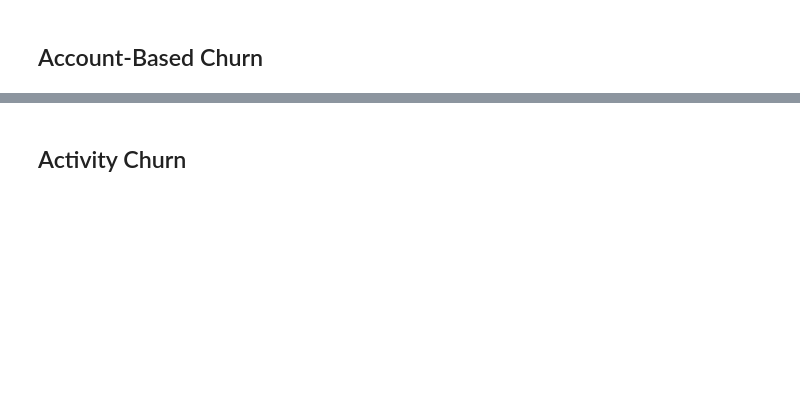
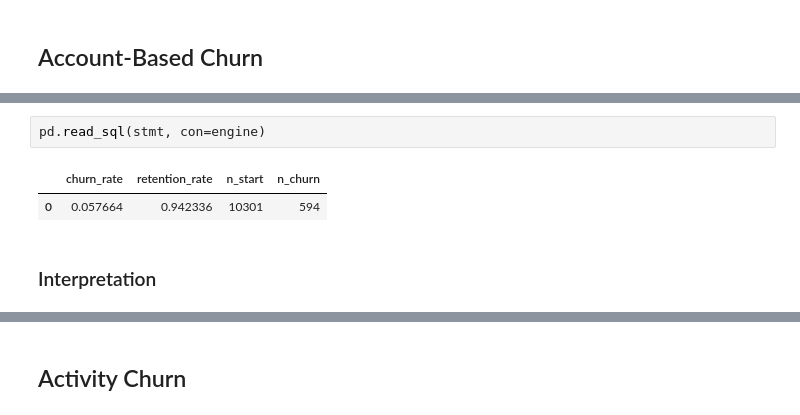
Before and after one commit to eCapitalAdvisors/templates, a Jupyter notebook: CustomerChurn/notebooks/01_jmalaver_MeasuringChurn.ipynb, the cells around one changed output, grey strips where cells are left out. Drawn from its saved outputs; the diff is of its cells as text; blank space fills up the shorter version.

```diff
--- a/CustomerChurn/notebooks/01_jmalaver_MeasuringChurn.ipynb
+++ b/CustomerChurn/notebooks/01_jmalaver_MeasuringChurn.ipynb
@@ -200,0 +291,7 @@ If all customers pay the same amount for the product, then we wouldn't be able t
+# %%
+pd.read_sql(stmt, con=engine)
+# %% [output]
+|  | churn_rate | retention_rate | n_start | n_churn |
+| 0 | 0.057664 | 0.942336 | 10301 | 594 |
+# %% [markdown]
+### Interpretation
```
Also changed, not shown: parts of 94 cells of this notebook, 1 other file.
